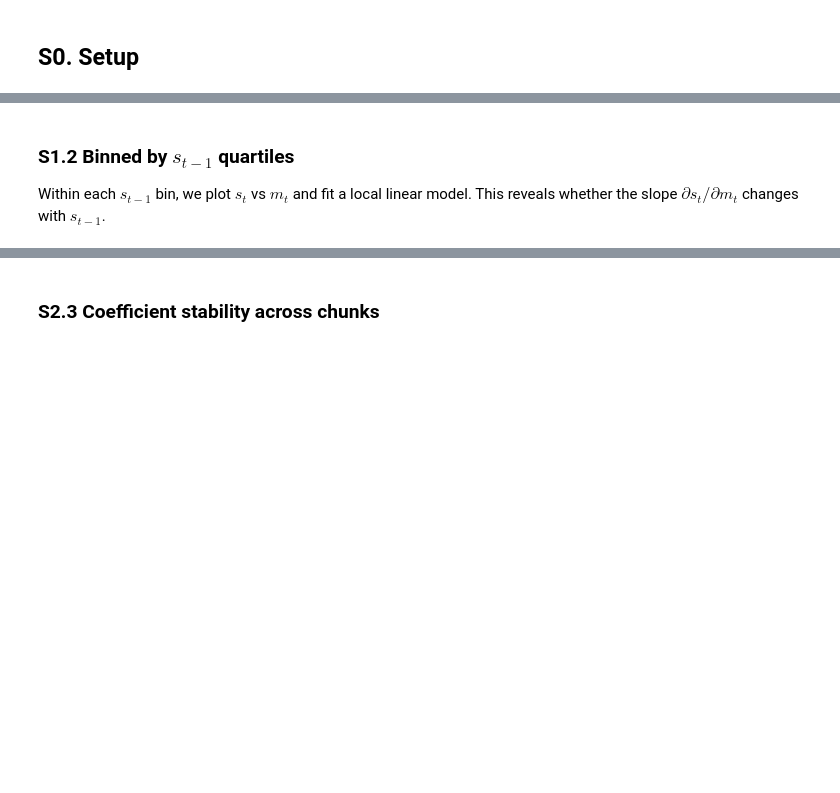
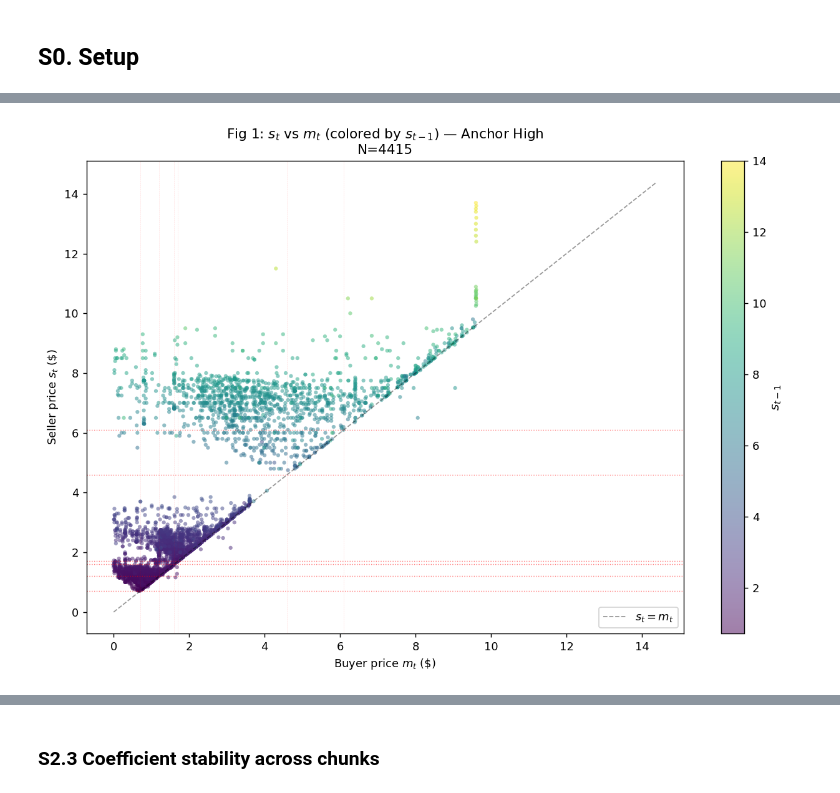
Before and after one commit to TurquoiseKitty/LLMNego_Plus, a Jupyter notebook: EXP/0413_final_validation_of_function_type/analysis_anchor_high.ipynb, the cells around one changed output, grey strips where cells are left out. Saved outputs shown, nothing was run; the diff lists cells and outputs as text; code cells hidden in the pictures; blank space fills up the shorter version.

Commit message:
price pred

```diff
--- a/EXP/0413_final_validation_of_function_type/analysis_anchor_high.ipynb
+++ b/EXP/0413_final_validation_of_function_type/analysis_anchor_high.ipynb
@@ -134,27 +102,14 @@ This reveals the functional form:
 # %%
-fig, ax = plt.subplots(figsize=(9, 7))
-sc = ax.scatter(m, y, c=s, cmap='viridis', alpha=0.6, s=20, edgecolors='none')
-cbar = plt.colorbar(sc, ax=ax)
-cbar.set_label("$s_{t-1}$ (seller's previous price)", fontsize=10)
-
-# Reference lines
-lo = min(m.min(), y.min()) * 0.9
-hi = max(m.max(), y.max()) * 1.05
-ax.plot([lo, hi], [lo, hi], 'k--', lw=1, alpha=0.5, label="$s_t = m_t$ (acceptance)")
-
-# v floor lines for each unique v
-for v_val in sorted(set(v)):
-    ax.axhline(v_val, color='red', ls=':', lw=1, alpha=0.5)
-    ax.text(lo + 0.1, v_val + 0.05, f"v={v_val:.2f}", fontsize=7, color='red')
-
-ax.set_xlabel("Buyer price $m_t$ (\$)", fontsize=11)
-ax.set_ylabel("Seller price $s_t$ (\$)", fontsize=11)
-ax.set_title(f"Figure 1: Raw scatter $s_t$ vs $m_t$, colored by $s_{{t-1}}$\n"
-             f"Strategy: {STRATEGY_LABEL}  |  N={len(m)}", fontsize=12)
-ax.legend(fontsize=9)
-fig.tight_layout(); plt.show()
+fig, ax = plt.subplots(figsize=(10, 7))
+sc = ax.scatter(m, y, c=s, cmap='viridis', alpha=0.5, s=12, edgecolors='none')
+cbar = plt.colorbar(sc, ax=ax); cbar.set_label("$s_{t-1}$", fontsize=11)
+lo=min(m.min(),y.min())*0.9; hi=max(m.max(),y.max())*1.05
+ax.plot([lo,hi],[lo,hi],'k--',lw=1,alpha=0.4,label='$s_t=m_t$')
+for vv in sorted(set(v)):
+    ax.axhline(vv, color='red', ls=':', lw=0.8, alpha=0.5)
+    ax.axvline(vv, color='red', ls=':', lw=0.3, alpha=0.3)
+ax.set_xlabel("Buyer price $m_t$ (\$)"); ax.set_ylabel("Seller price $s_t$ (\$)")
+ax.set_title(f"Fig 1: $s_t$ vs $m_t$ (colored by $s_{{t-1}}$) — {SLABEL}\nN={len(m)}", fontsize=12)
+ax.legend(); fig.tight_layout(); plt.show()
+# %% [output]
+[figure, added]
-# %% [markdown]
-### S1.2 Binned by $s_{t-1}$ quartiles
-
-Within each $s_{t-1}$ bin, we plot $s_t$ vs $m_t$ and fit a local linear model.
-This reveals whether the slope $\partial s_t / \partial m_t$ changes with $s_{t-1}$.
```
Also changed, not shown: parts of 39 cells of this notebook, 7 other files.
